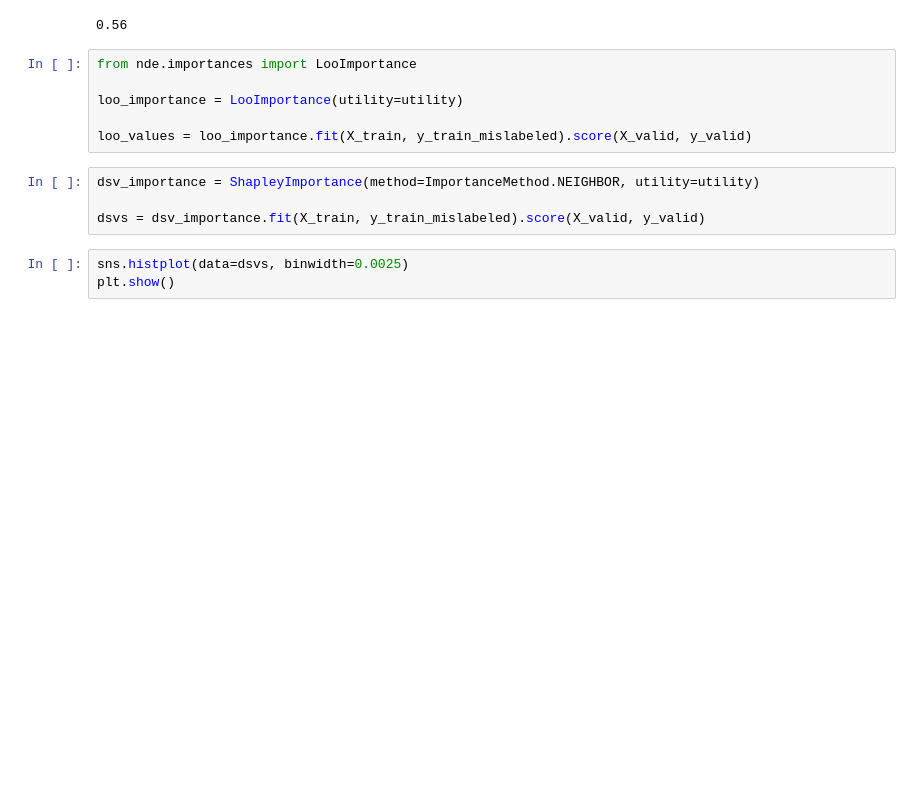
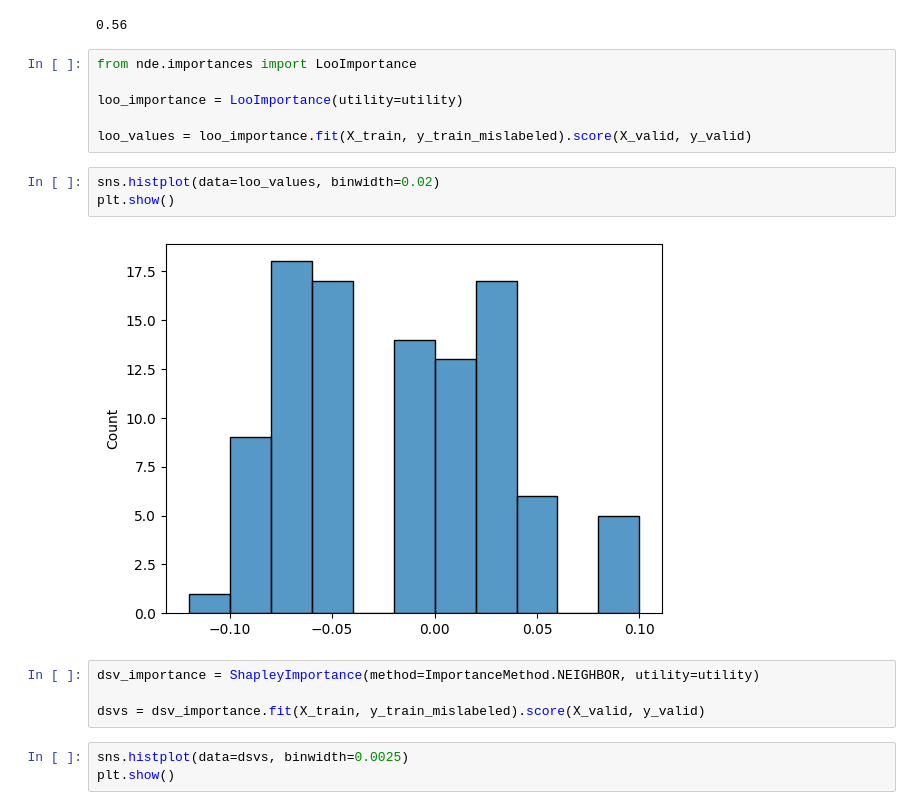
Before and after one commit to navigating-data-errors/tutorial, a Jupyter notebook: part1-data-errors.ipynb, the cells around one changed output. Cells and saved outputs as stored; diff of their text form; blank space fills up the shorter version.

```diff
--- a/part1-data-errors.ipynb
+++ b/part1-data-errors.ipynb
@@ -75,6 +75,11 @@ from nde.importances import LooImportance
 loo_importance = LooImportance(utility=utility)
 
 loo_values = loo_importance.fit(X_train, y_train_mislabeled).score(X_valid, y_valid)
+# %%
+sns.histplot(data=loo_values, binwidth=0.02)
+plt.show()
+# %% [output]
+[figure, added]
 # %%
 dsv_importance = ShapleyImportance(method=ImportanceMethod.NEIGHBOR, utility=utility)
 
```
Also changed, not shown: parts of 1 cell of this notebook, 5 other files.
